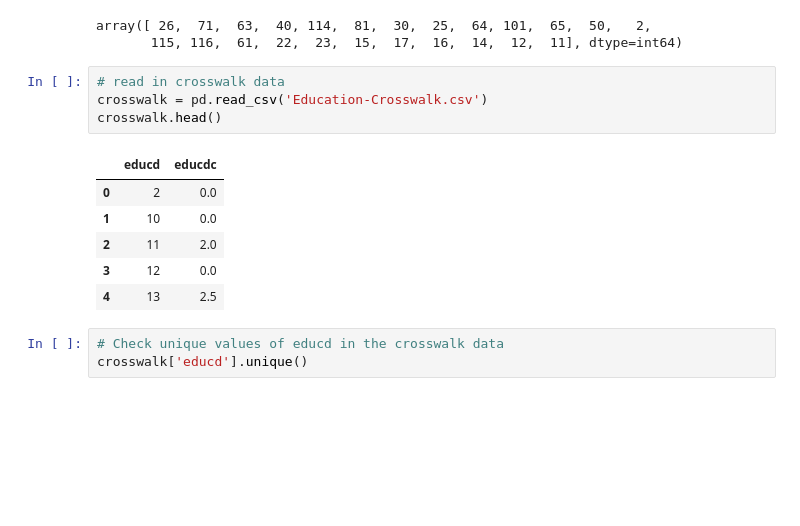
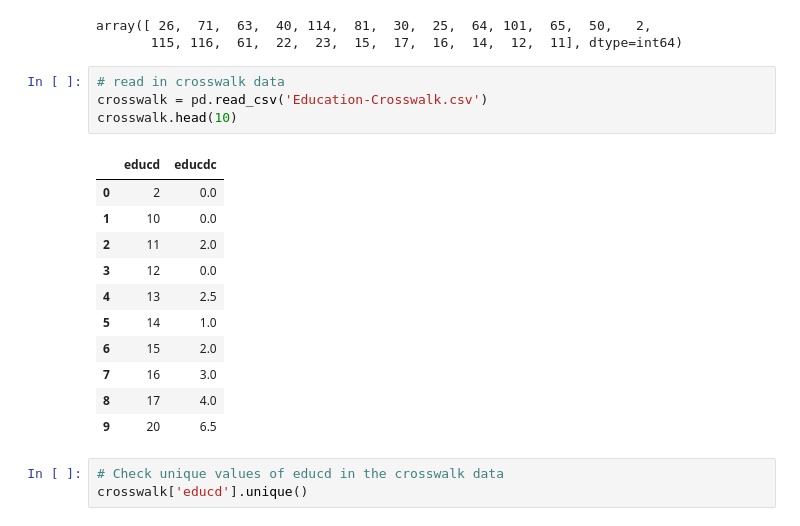
Before and after one commit to rjcampo/Machine-Learning, a Jupyter notebook: Week3_Lab/Lab_week3.ipynb, the cells around one changed output. Cells and saved outputs as stored; diff of their text form; blank space fills up the shorter version.

```diff
--- a/Week3_Lab/Lab_week3.ipynb
+++ b/Week3_Lab/Lab_week3.ipynb
@@ -39,14 +39,19 @@ array([ 26,  71,  63,  40, 114,  81,  30,  25,  64, 101,  65,  50,   2,
 # %%
 # read in crosswalk data
 crosswalk = pd.read_csv('Education-Crosswalk.csv')
-crosswalk.head()
+crosswalk.head(10)
 # %% [output]
 |  | educd | educdc |
 | 0 | 2 | 0.0 |
 | 1 | 10 | 0.0 |
 | 2 | 11 | 2.0 |
 | 3 | 12 | 0.0 |
 | 4 | 13 | 2.5 |
+| 5 | 14 | 1.0 |
+| 6 | 15 | 2.0 |
+| 7 | 16 | 3.0 |
+| 8 | 17 | 4.0 |
+| 9 | 20 | 6.5 |
 # %%
 # Check unique values of educd in the crosswalk data
 crosswalk['educd'].unique()
```
Also changed, not shown: parts of 4 cells of this notebook, 2 other files.
